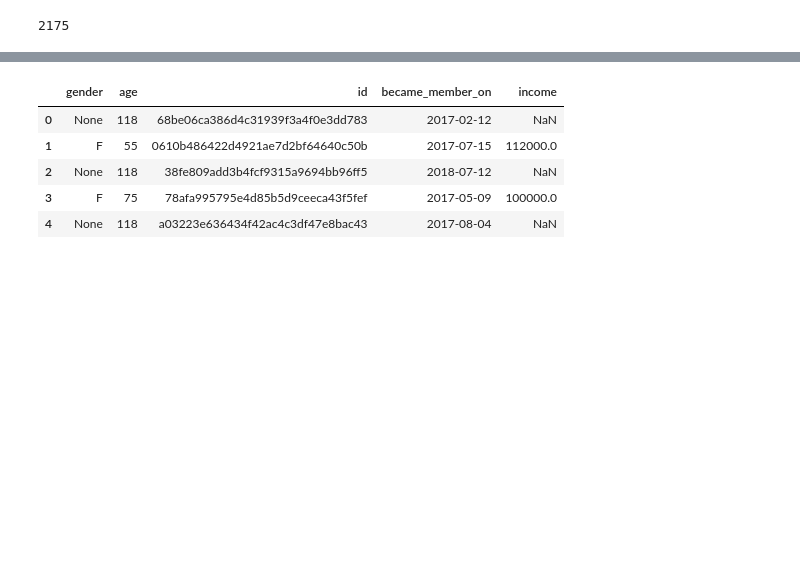
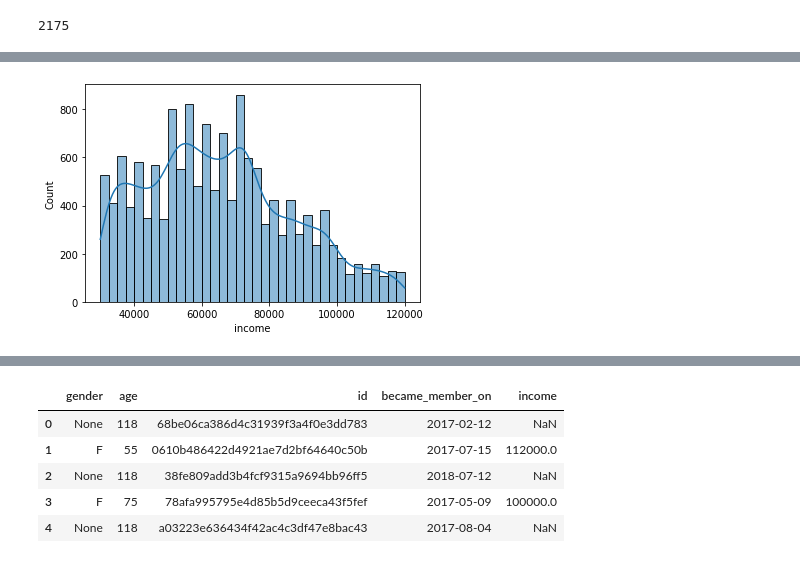
Before and after one commit to mikeolubode/Starbucks_Recommendation_FunkSVD, a Jupyter notebook: Starbucks_Capstone_notebook.ipynb, the cells around one changed output, grey strips where cells are left out. Drawn from its saved outputs; the diff is of its cells as text; code cells hidden in the pictures; blank space fills up the shorter version.

```diff
--- a/Starbucks_Capstone_notebook.ipynb
+++ b/Starbucks_Capstone_notebook.ipynb
@@ -166 +164,5 @@ income                     float64
 dtype: object
+# %%
+sns.histplot(profile.income, kde=True);
+# %% [output]
+[figure, added]
```
Also changed, not shown: parts of 36 cells of this notebook.
